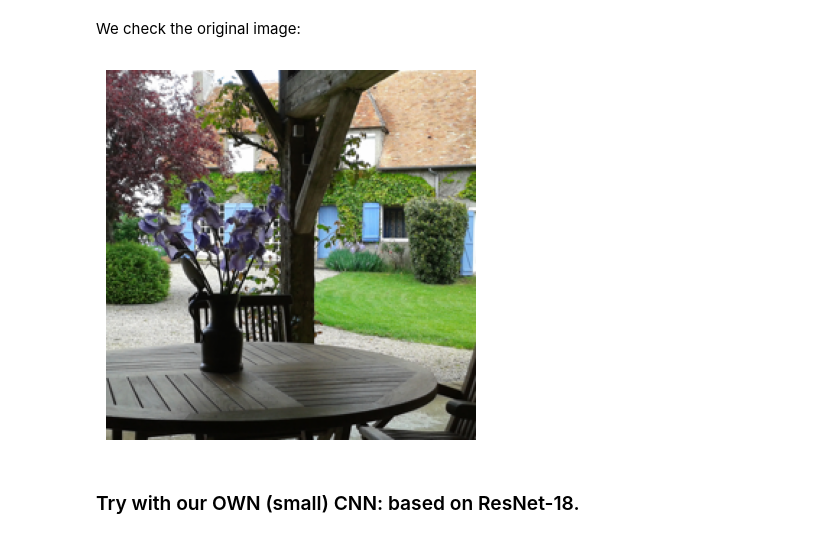
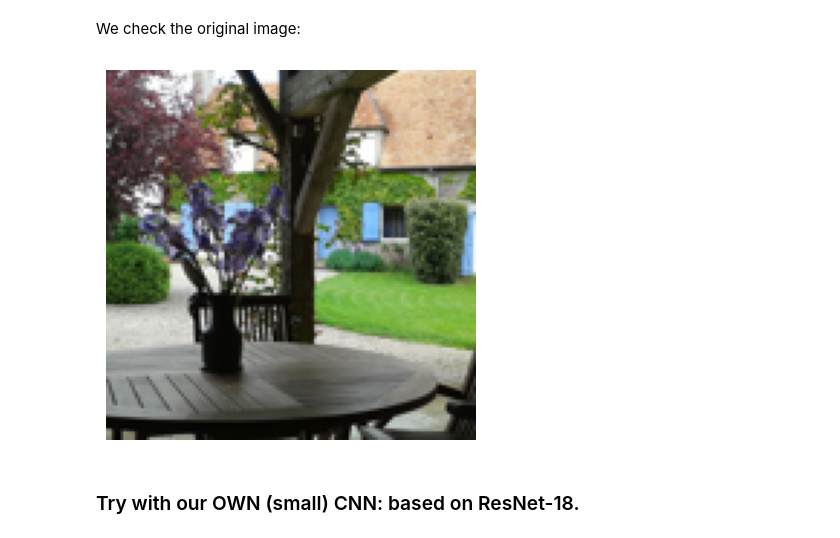
Before and after one commit to SpectreB/NeuralStyleTransfer, a Jupyter notebook: My_NST.ipynb, the cells around one changed output. Drawn from its saved outputs; the diff is of its cells as text; code cells hidden in the pictures.

```diff
--- a/My_NST.ipynb
+++ b/My_NST.ipynb
@@ -28,8 +28,8 @@ Downloading data from http://guereak.com/nst/style_transfer_3.jpg
 original_width, original_height = keras.utils.load_img(base_image_path).size
 # img_height = 400  # Fixed height
 # img_width = round(original_width * img_height / original_height)  # Maintain aspect ratio
-img_height = 256
-img_width = 256
+img_height = 128
+img_width = 128
 # %%
 def preprocess_image(image_path):
     """Loads and preprocesses an image with center cropping and RGB normalization."""
@@ -60,11 +60,11 @@ def deprocess_image(img):
 # %% [markdown]
 We check the original image:
 # %%
-plt.imshow(preprocess_image(base_image_path).reshape((256, 256, 3)))
+plt.imshow(preprocess_image(base_image_path).reshape((128, 128, 3)))
 plt.axis('off')
 plt.show()
 # %% [output]
-[figure, old version]
+[figure, new version]
 # %% [markdown]
 ### Try with our OWN (small) CNN: based on ResNet-18.
 # %%
```
Also changed, not shown: parts of 10 cells of this notebook.
